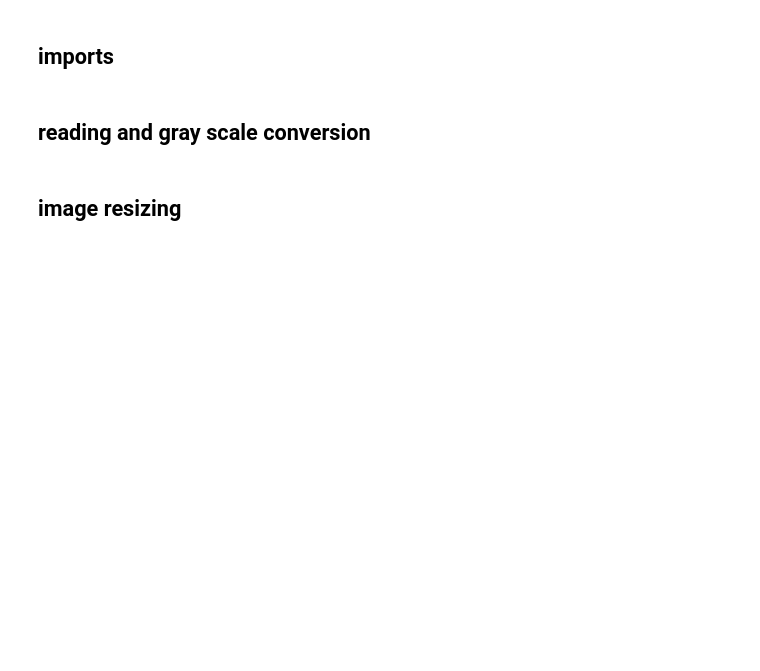
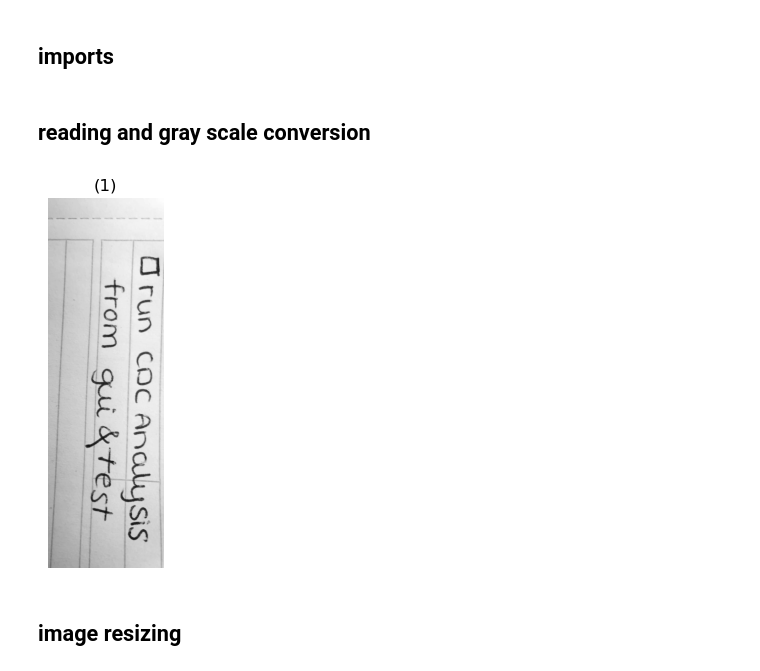
Before and after one commit to yasmin-hashem24/Signarture_verification_Image23, a Jupyter notebook: preprocessing.ipynb, the cells around one changed output. Drawn from its saved outputs; the diff is of its cells as text; code cells hidden in the pictures; blank space fills up the shorter version.

```diff
--- a/preprocessing.ipynb
+++ b/preprocessing.ipynb
@@ -26,23 +27,30 @@ import os
 ## reading and gray scale conversion
 # %%
 def readingAndConvert(img_path: str) -> np.ndarray:
-    image = io.imread(img_path)
+    image = io.imread(img_path).astype(np.uint8)
     if len(image.shape) == 2:
         return image
     else:
-        gray_img = color.rgb2gray(image)
+        gray_img = rgb2gray(image)
         return gray_img
 
 forged_imgs = os.listdir('dataset/forged')
 forged_img_imgs=[]
 for i in range(len(forged_imgs)):
     forged_img_imgs.append(readingAndConvert('dataset/forged/'+forged_imgs[i]))
 
 
 real_imgs = os.listdir('dataset/real')
 real_img_imgs=[]
 for i in range(len(real_imgs)):
     real_img_imgs.append(readingAndConvert('dataset/real/'+real_imgs[i]))
+
+
+
+
+show_images([readingAndConvert('./test.jpeg')])
+# %% [output]
+[figure, added]
 # %% [markdown]
 ## image resizing
 # %%
```
Also changed, not shown: parts of 4 cells of this notebook, 2 other files.
